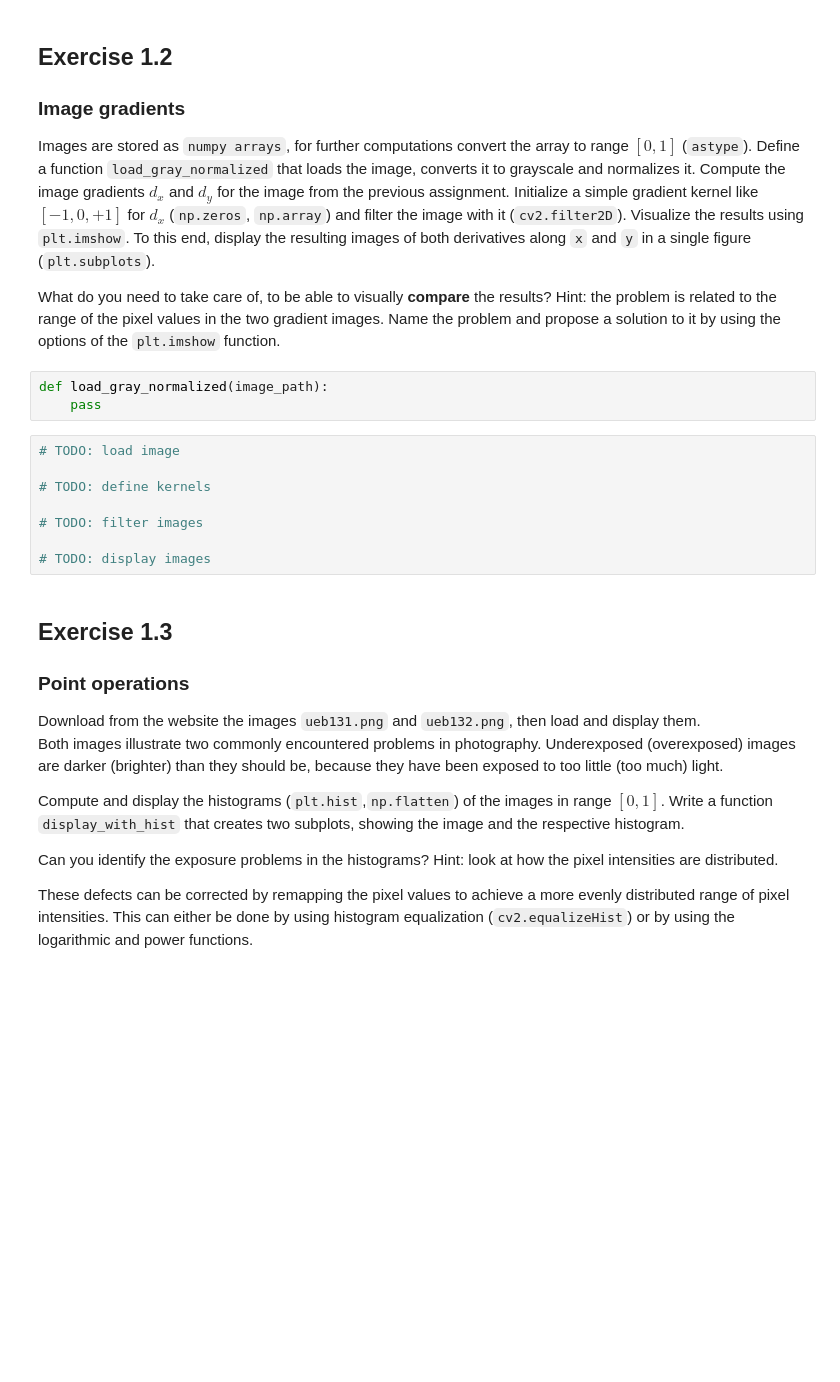
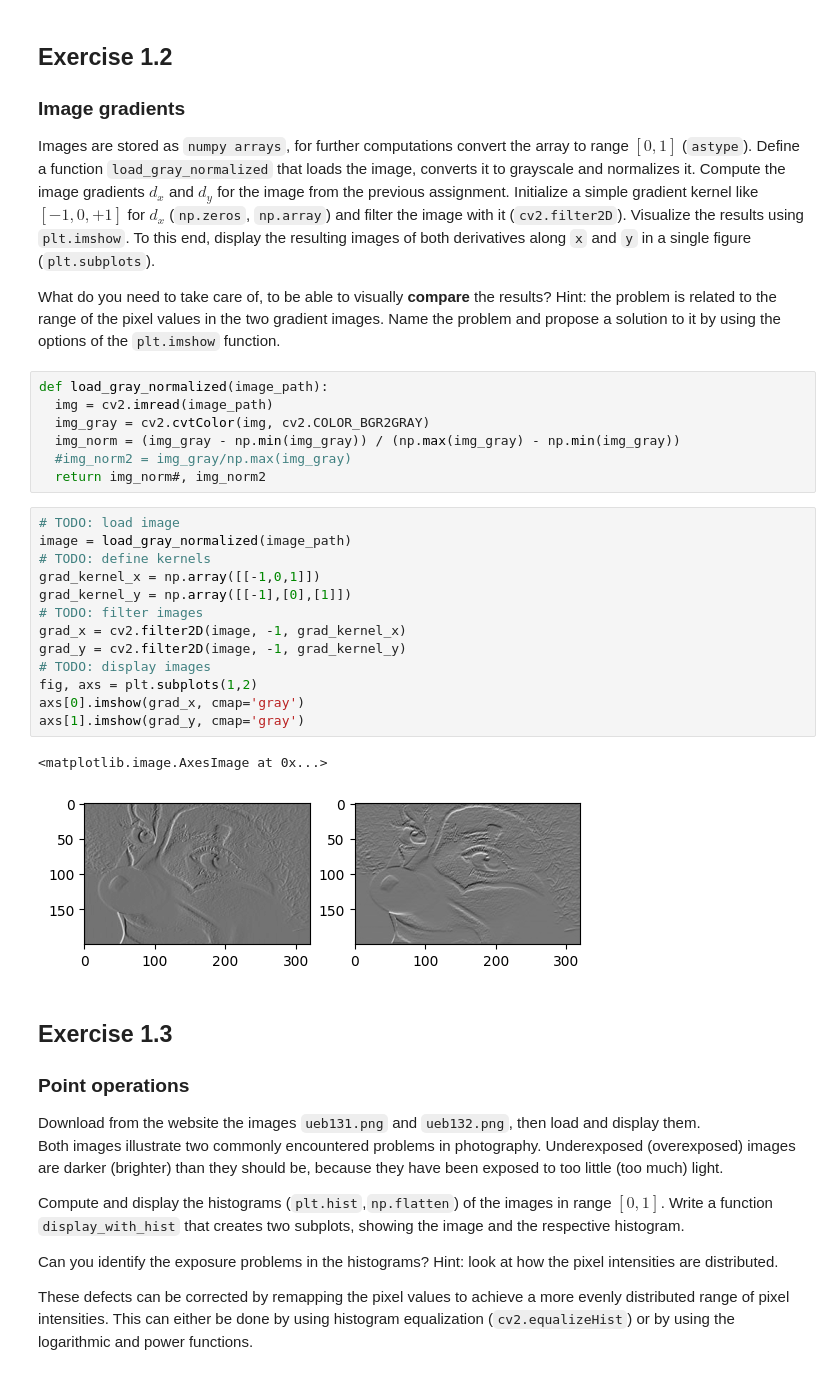
Before and after one commit to RHoock/CompVis, a Jupyter notebook: exercise_1.ipynb, the cells around one changed output. Saved outputs shown, nothing was run; the diff lists cells and outputs as text; blank space fills up the shorter version.

```diff
--- a/exercise_1.ipynb
+++ b/exercise_1.ipynb
@@ -53,17 +59,29 @@ What do you need to take care of, to be able to visually **compare** the results
 Hint: the problem is related to the range of the pixel values in the two
 gradient images. Name the problem and propose a solution to it by using the options of the `plt.imshow`
 function.
-# %%
-def load_gray_normalized(image_path):
-    pass
-# %%
-# TODO: load image
-
-# TODO: define kernels
-
-# TODO: filter images
-
-# TODO: display images
+# %%
+def load_gray_normalized(image_path):
+  img = cv2.imread(image_path)
+  img_gray = cv2.cvtColor(img, cv2.COLOR_BGR2GRAY)
+  img_norm = (img_gray - np.min(img_gray)) / (np.max(img_gray) - np.min(img_gray))
+  #img_norm2 = img_gray/np.max(img_gray)
+  return img_norm#, img_norm2
+# %%
+# TODO: load image
+image = load_gray_normalized(image_path)
+# TODO: define kernels
+grad_kernel_x = np.array([[-1,0,1]])
+grad_kernel_y = np.array([[-1],[0],[1]])
+# TODO: filter images
+grad_x = cv2.filter2D(image, -1, grad_kernel_x)
+grad_y = cv2.filter2D(image, -1, grad_kernel_y)
+# TODO: display images
+fig, axs = plt.subplots(1,2)
+axs[0].imshow(grad_x, cmap='gray')
+axs[1].imshow(grad_y, cmap='gray')
+# %% [output]
+<matplotlib.image.AxesImage at 0x...>
+[figure, added]
 # %% [markdown]
 ## Exercise 1.3
 ### Point operations
```
Also changed, not shown: parts of 5 cells of this notebook.
